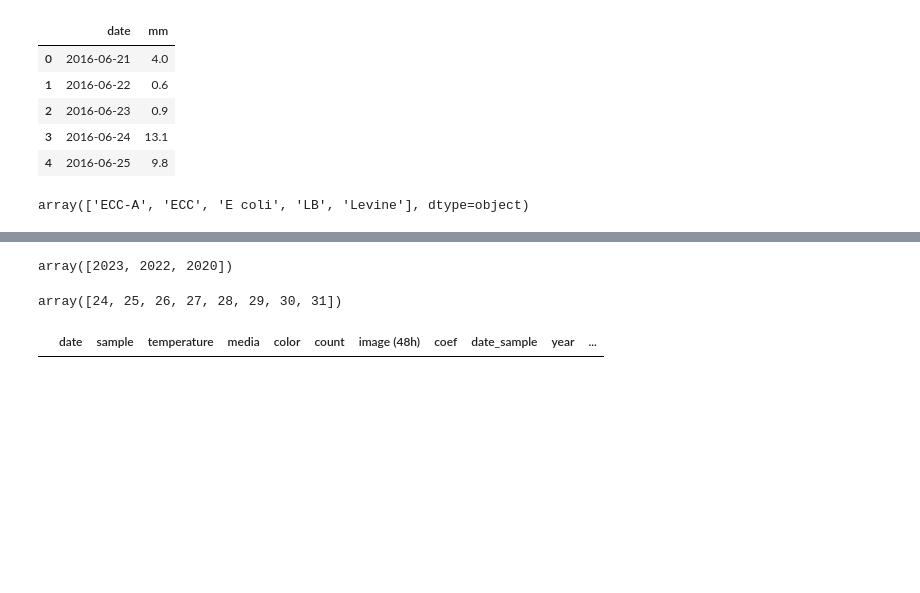
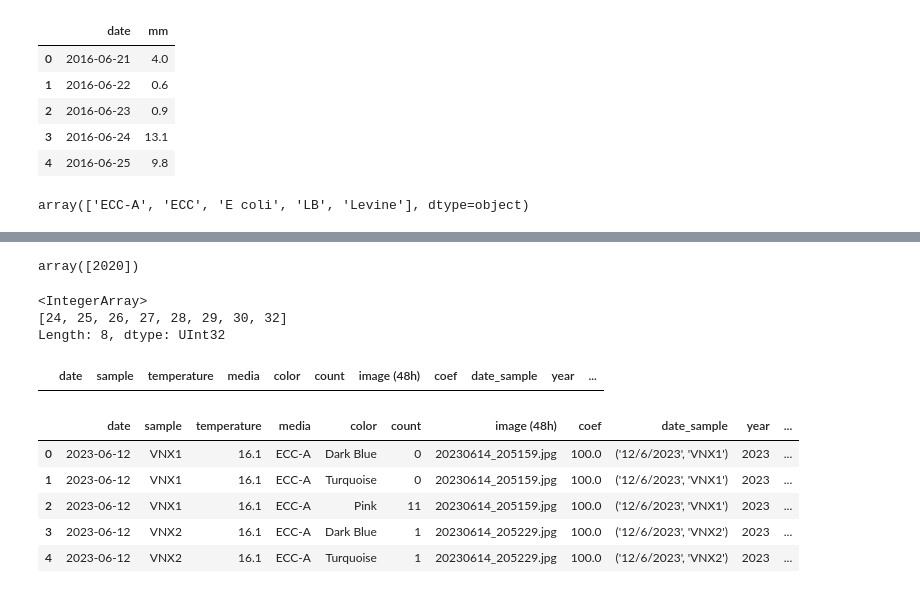
Before and after one commit to hammerdirt-analyst/qualite-deau, a Jupyter notebook: data_standardization.ipynb, the cells around one changed output, grey strips where cells are left out. Drawn from its saved outputs; the diff is of its cells as text; code cells hidden in the pictures; blank space fills up the shorter version.

```diff
--- a/data_standardization.ipynb
+++ b/data_standardization.ipynb
@@ -264,4 +287,4 @@ array([100.,   1.])
 # %%
-stddf .year.unique()
+df.year.unique()
 # %% [output]
-array([2023, 2022, 2020])
+array([2020])
@@ -268,7 +294,9 @@ array([2023, 2022, 2020])
 # %%
-stddf .week.unique()
+df.week.unique()
 # %% [output]
-array([24, 25, 26, 27, 28, 29, 30, 31])
+<IntegerArray>
+[24, 25, 26, 27, 28, 29, 30, 32]
+Length: 8, dtype: UInt32
 # %%
 stddf  = stddf [stddf .location.isin(sites)]
 stddf ["count"] = stddf ["count"].astype('int', errors='ignore')
@@ -278,0 +309,9 @@ dropthese
+# %%
+stddf.head()
+# %% [output]
+|  | date | sample | temperature | media | color | count | image (48h) | coef | date_sample | year | ... |
+| 0 | 2023-06-12 | VNX1 | 16.1 | ECC-A | Dark Blue | 0 | 20230614_205159.jpg | 100.0 | ('12/6/2023', 'VNX1') | 2023 | ... |
+| 1 | 2023-06-12 | VNX1 | 16.1 | ECC-A | Turquoise | 0 | 20230614_205159.jpg | 100.0 | ('12/6/2023', 'VNX1') | 2023 | ... |
+| 2 | 2023-06-12 | VNX1 | 16.1 | ECC-A | Pink | 11 | 20230614_205159.jpg | 100.0 | ('12/6/2023', 'VNX1') | 2023 | ... |
+| 3 | 2023-06-12 | VNX2 | 16.1 | ECC-A | Dark Blue | 1 | 20230614_205229.jpg | 100.0 | ('12/6/2023', 'VNX2') | 2023 | ... |
+| 4 | 2023-06-12 | VNX2 | 16.1 | ECC-A | Turquoise | 1 | 20230614_205229.jpg | 100.0 | ('12/6/2023', 'VNX2') | 2023 | ... |
```
Also changed, not shown: parts of 18 cells of this notebook, 6 other files.
